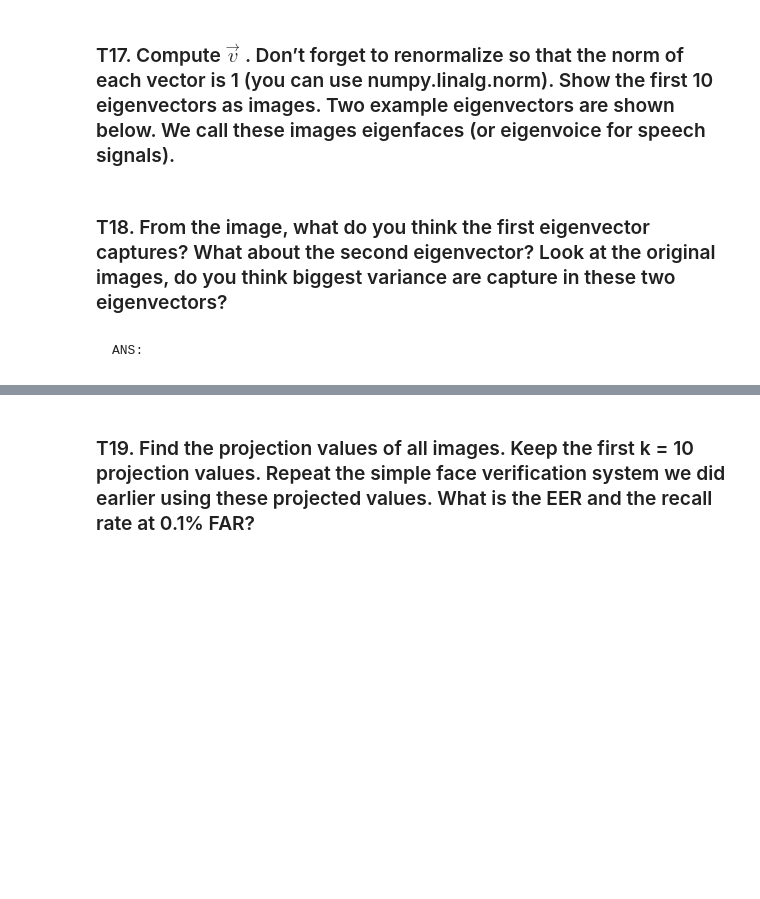
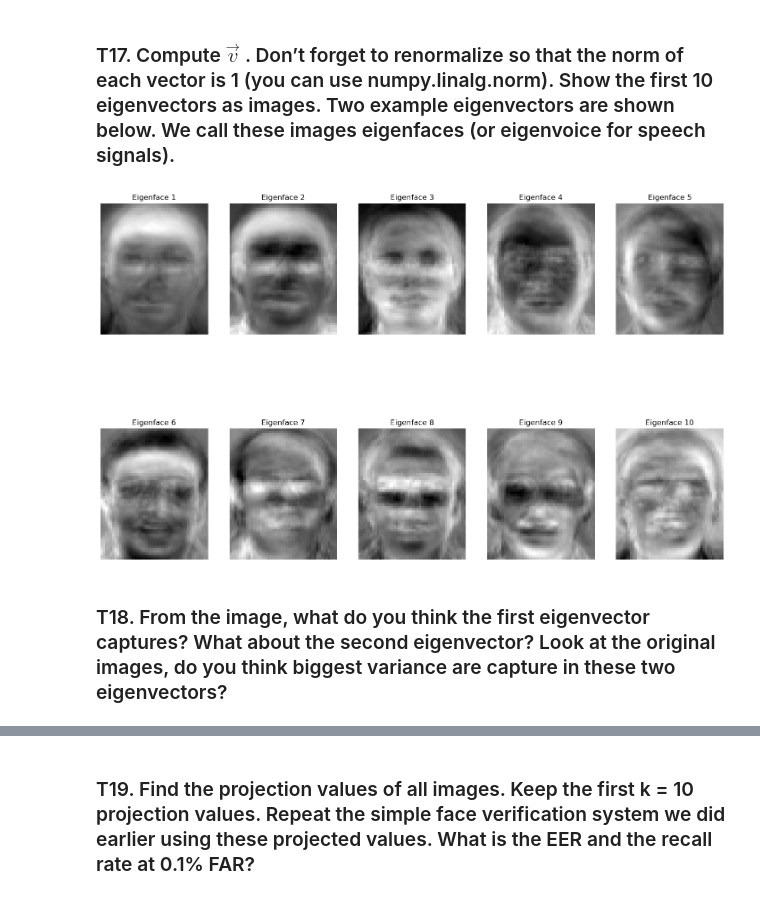
Before and after one commit to pupipatsk/Pattern-Recognition, a Jupyter notebook: HW/HW03/HW03.ipynb, the cells around one changed output, grey strips where cells are left out. Drawn from its saved outputs; the diff is of its cells as text; code cells hidden in the pictures; blank space fills up the shorter version.

```diff
--- a/HW/HW03/HW03.ipynb
+++ b/HW/HW03/HW03.ipynb
@@ -664,8 +756,2 @@ NameError: name 'eigenvalues' is not defined
 # %% [markdown]
 ### T17. Compute $\vec{v}$ . Don’t forget to renormalize so that the norm of each vector is 1 (you can use numpy.linalg.norm). Show the first 10 eigenvectors as images. Two example eigenvectors are shown below. We call these images eigenfaces (or eigenvoice for speech signals).
-# %%
-# TODO: Compute v, then renormalize it.
-
-# INSERT CODE HERE
-
-v = ...
@@ -679,4 +786,27 @@ test_eignevector_cov_norm(v)
+# %%
+# TODO: Show the first 10 eigenvectors as images.
+
+def show_eigenvectors_as_images(eigenvectors, num_images=10):
+    """
+    Show the first num_images eigenvectors as images.
+
+    Parameters:
+    - eigenvectors: Matrix of eigenvectors
+    - num_images: Number of images to show (default is 10)
+    """
+    fig, axes = plt.subplots(2, num_images//2, figsize=(18, 12))
+    for i in range(num_images):
+        # Reshape the eigenvector to the original image shape (56x46)
+        eigenvector_image = eigenvectors[i, :].reshape((56, 46))
+
+        axes[i//5, i%5].imshow(eigenvector_image, cmap='gray')
+        axes[i//5, i%5].axis('off')
+        axes[i//5, i%5].set_title(f"Eigenface {i+1}")
+    plt.show()
+
+# Show the first 10 eigenvectors as images
+show_eigenvectors_as_images(v.T, num_images=10)
+# %% [output]
+[figure, added]
 # %% [markdown]
 ### T18. From the image, what do you think the first eigenvector captures? What about the second eigenvector? Look at the original images, do you think biggest variance are capture in these two eigenvectors?
-# %% [markdown]
-    ANS:
```
Also changed, not shown: parts of 25 cells of this notebook.
